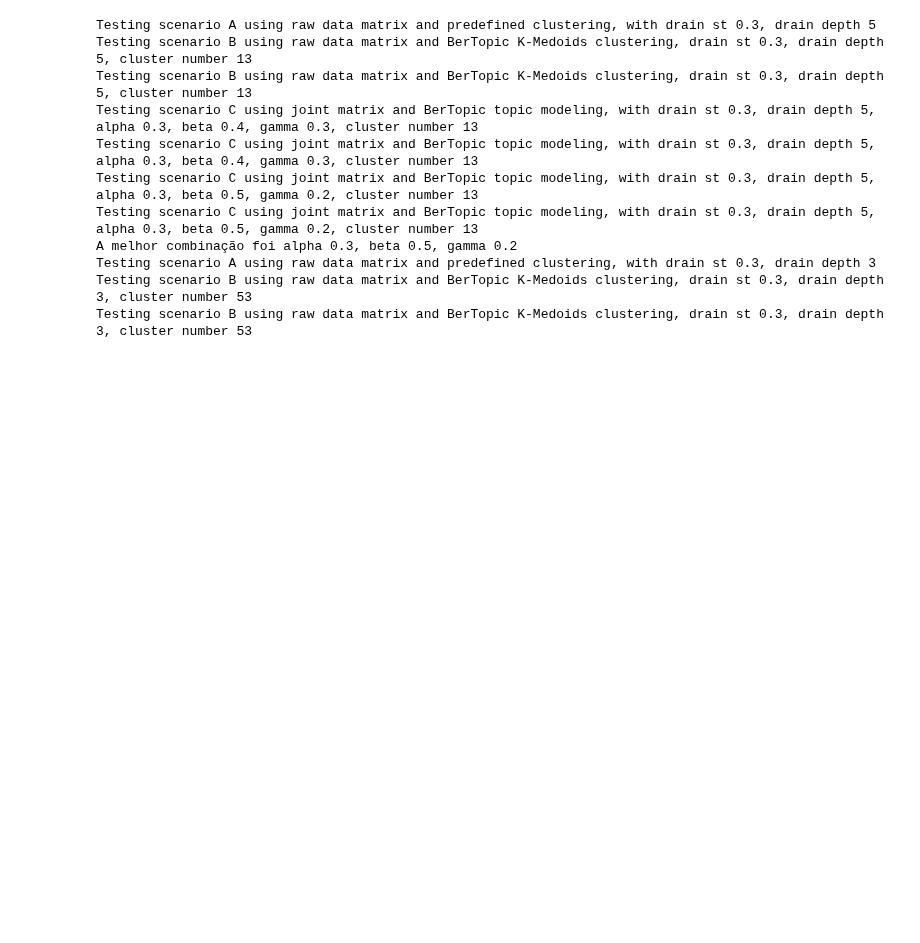
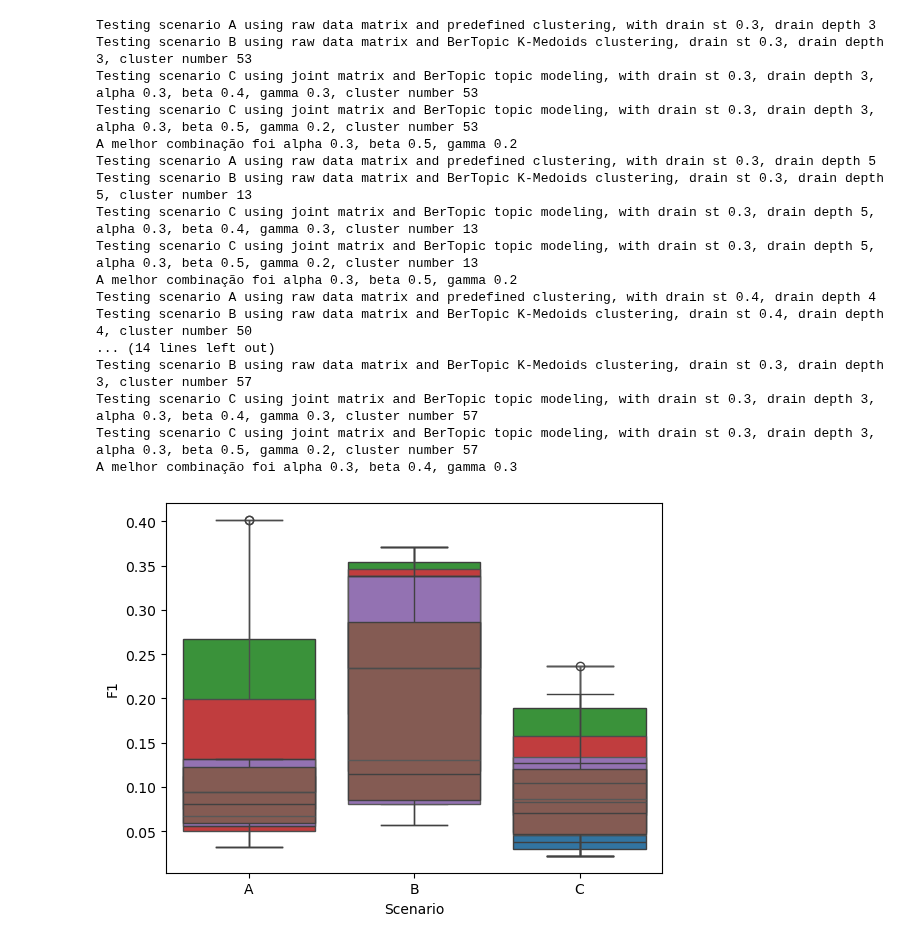
Before and after one commit to vbertalan/LineTracker, a Jupyter notebook: MassiveTests.ipynb, the cells around one changed output. Saved outputs shown, nothing was run; the diff lists cells and outputs as text; code cells hidden in the pictures; blank space fills up the shorter version.

Commit message:
fixing tests

```diff
--- a/MassiveTests.ipynb
+++ b/MassiveTests.ipynb
@@ -602,48 +602,105 @@ def run_tests(results, dataset, drain_st, drain_depth, num_executions):
 ################################## RUNNING TESTS ##################################
 
 ## General parameters
-
 input_dir = os.path.join(os.getcwd(), "ground_truths") # The input directory of raw logs
 output_dir = os.path.join(os.getcwd(), "results")  # The output directory of parsing results
 vector_dir = os.path.join(os.getcwd(), "vectors")  # The vector directory of converted logs
 results = pd.DataFrame(columns=['Dataset','Scenario', 'Drain St', 'Drain Depth', 'Alpha', 'Beta', 'Gamma', 'F1'])
+num_executions = 1
 
+# Testing BGL
+dataset = "bgl" # The name of the dataset being tested
+drain_st = 0.3
+drain_depth = 3
+logName = dataset + '_lines.txt' # Name of file to be parsed
+log_format = '<Content>' # Format of the file, if there are different fields
+regex = [] # Regex strings for Drain execution
+indir = os.path.join(input_dir, os.path.dirname(logName))
+log_file = os.path.basename(logName)
+parse_logs(drain_st, drain_depth)
+run_tests(results, dataset, drain_st, drain_depth, num_executions)
+
+# Testing HDFS
 dataset = "hdfs" # The name of the dataset being tested
 drain_st = 0.3
 drain_depth = 5
 logName = dataset + '_lines.txt' # Name of file to be parsed
 log_format = '<Content>' # Format of the file, if there are different fields
 regex = [] # Regex strings for Drain execution
 indir = os.path.join(input_dir, os.path.dirname(logName))
 log_file = os.path.basename(logName)
+parse_logs(drain_st, drain_depth)
+run_tests(results, dataset, drain_st, drain_depth, num_executions)
 
-run_tests(results, dataset, drain_st, drain_depth, 2)
+# Testing HPC
+dataset = "hpc" # The name of the dataset being tested
+drain_st = 0.4
+drain_depth = 4
+logName = dataset + '_lines.txt' # Name of file to be parsed
+log_format = '<Content>' # Format of the file, if there are different fields
+regex = [] # Regex strings for Drain execution
+indir = os.path.join(input_dir, os.path.dirname(logName))
+log_file = os.path.basename(logName)
+parse_logs(drain_st, drain_depth)
+run_tests(results, dataset, drain_st, drain_depth, num_executions)
 
-dataset = "bgl" # The name of the dataset being tested
+# Testing Proxifier
+dataset = "Proxifier" # The name of the dataset being tested
+drain_st = 0.3
+drain_depth = 4
+logName = dataset + '_lines.txt' # Name of file to be parsed
+log_format = '<Content>' # Format of the file, if there are different fields
+regex = [] # Regex strings for Drain execution
+indir = os.path.join(input_dir, os.path.dirname(logName))
+log_file = os.path.basename(logName)
+parse_logs(drain_st, drain_depth)
+run_tests(results, dataset, drain_st, drain_depth, num_executions)
+
+# Testing Spark
+dataset = "spark" # The name of the dataset being tested
 drain_st = 0.3
 drain_depth = 3
 logName = dataset + '_lines.txt' # Name of file to be parsed
 log_format = '<Content>' # Format of the file, if there are different fields
 regex = [] # Regex strings for Drain execution
 indir = os.path.join(input_dir, os.path.dirname(logName))
 log_file = os.path.basename(logName)
+parse_logs(drain_st, drain_depth)
+run_tests(results, dataset, drain_st, drain_depth, num_executions)
 
-run_tests(results, dataset, drain_st, drain_depth, 2)
+# Testing Zookeeper
+dataset = "Zookeeper" # The name of the dataset being tested
+drain_st = 0.3
+drain_depth = 3
+logName = dataset + '_lines.txt' # Name of file to be parsed
+log_format = '<Content>' # Format of the file, if there are different fields
+regex = [] # Regex strings for Drain execution
+indir = os.path.join(input_dir, os.path.dirname(logName))
+log_file = os.path.basename(logName)
+parse_logs(drain_st, drain_depth)
+run_tests(results, dataset, drain_st, drain_depth, num_executions)
 
 # Saves final CSV
 results.to_csv('testing_results.csv', index=False)
 # %% [output]
+Testing scenario A using raw data matrix and predefined clustering, with drain st 0.3, drain depth 3
+Testing scenario B using raw data matrix and BerTopic K-Medoids clustering, drain st 0.3, drain depth 3, cluster number 53
+Testing scenario C using joint matrix and BerTopic topic modeling, with drain st 0.3, drain depth 3, alpha 0.3, beta 0.4, gamma 0.3, cluster number 53
+Testing scenario C using joint matrix and BerTopic topic modeling, with drain st 0.3, drain depth 3, alpha 0.3, beta 0.5, gamma 0.2, cluster number 53
+A melhor combinação foi alpha 0.3, beta 0.5, gamma 0.2
 Testing scenario A using raw data matrix and predefined clustering, with drain st 0.3, drain depth 5
 Testing scenario B using raw data matrix and BerTopic K-Medoids clustering, drain st 0.3, drain depth 5, cluster number 13
-Testing scenario B using raw data matrix and BerTopic K-Medoids clustering, drain st 0.3, drain depth 5, cluster number 13
-Testing scenario C using joint matrix and BerTopic topic modeling, with drain st 0.3, drain depth 5, alpha 0.3, beta 0.4, gamma 0.3, cluster number 13
 Testing scenario C using joint matrix and BerTopic topic modeling, with drain st 0.3, drain depth 5, alpha 0.3, beta 0.4, gamma 0.3, cluster number 13
 Testing scenario C using joint matrix and BerTopic topic modeling, with drain st 0.3, drain depth 5, alpha 0.3, beta 0.5, gamma 0.2, cluster number 13
-Testing scenario C using joint matrix and BerTopic topic modeling, with drain st 0.3, drain depth 5, alpha 0.3, beta 0.5, gamma 0.2, cluster number 13
 A melhor combinação foi alpha 0.3, beta 0.5, gamma 0.2
-Testing scenario A using raw data matrix and predefined clustering, with drain st 0.3, drain depth 3
-Testing scenario B using raw data matrix and BerTopic K-Medoids clustering, drain st 0.3, drain depth 3, cluster number 53
-Testing scenario B using raw data matrix and BerTopic K-Medoids clustering, drain st 0.3, drain depth 3, cluster number 53
+Testing scenario A using raw data matrix and predefined clustering, with drain st 0.4, drain depth 4
+Testing scenario B using raw data matrix and BerTopic K-Medoids clustering, drain st 0.4, drain depth 4, cluster number 50
+... (14 lines left out)
+Testing scenario B using raw data matrix and BerTopic K-Medoids clustering, drain st 0.3, drain depth 3, cluster number 57
+Testing scenario C using joint matrix and BerTopic topic modeling, with drain st 0.3, drain depth 3, alpha 0.3, beta 0.4, gamma 0.3, cluster number 57
+Testing scenario C using joint matrix and BerTopic topic modeling, with drain st 0.3, drain depth 3, alpha 0.3, beta 0.5, gamma 0.2, cluster number 57
+A melhor combinação foi alpha 0.3, beta 0.4, gamma 0.3
+[figure, added]
 # %%
 ## Calculating Elbow
 
```
Also changed, not shown: parts of 1 cell of this notebook, 24 other files.
